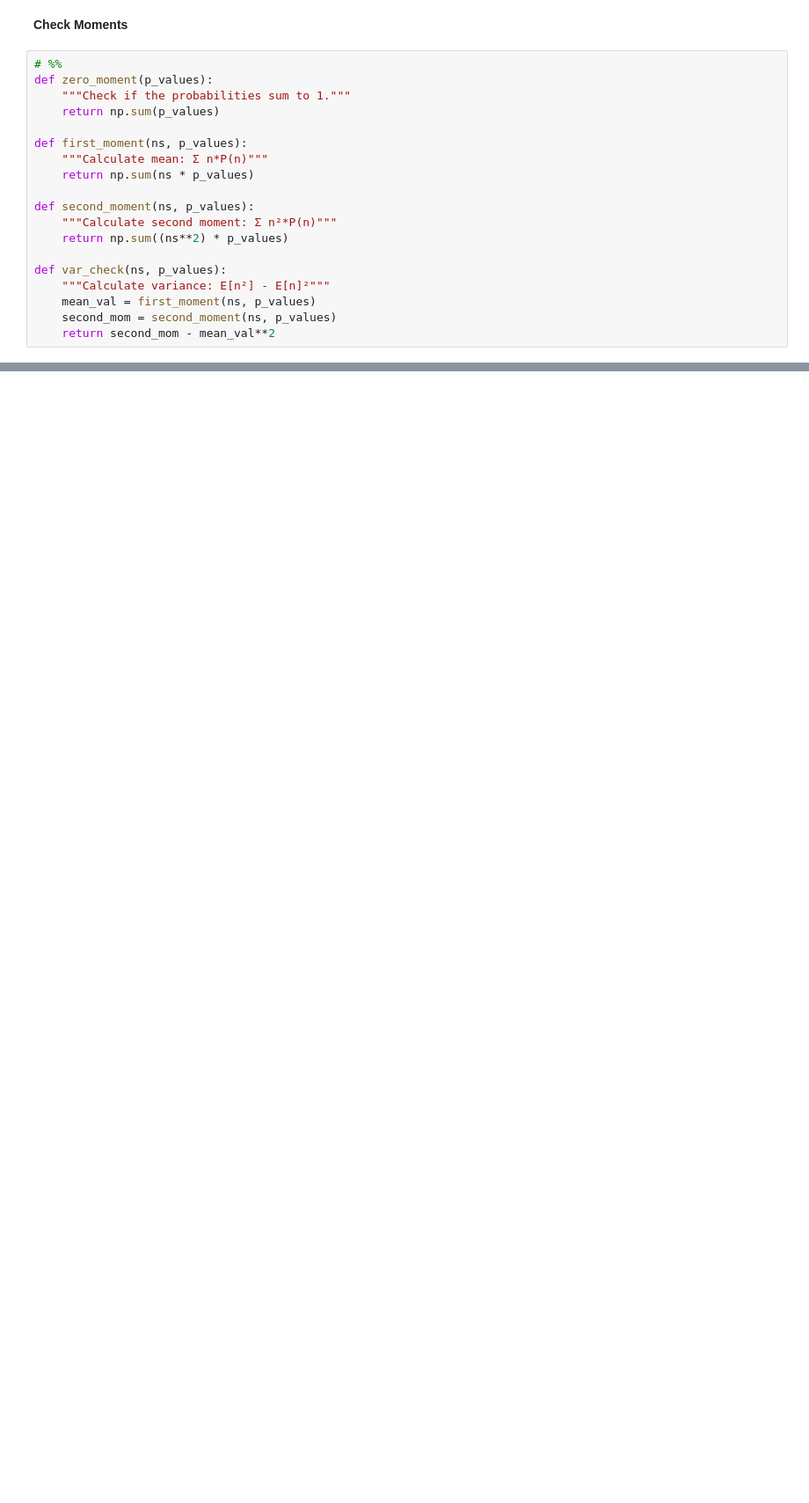
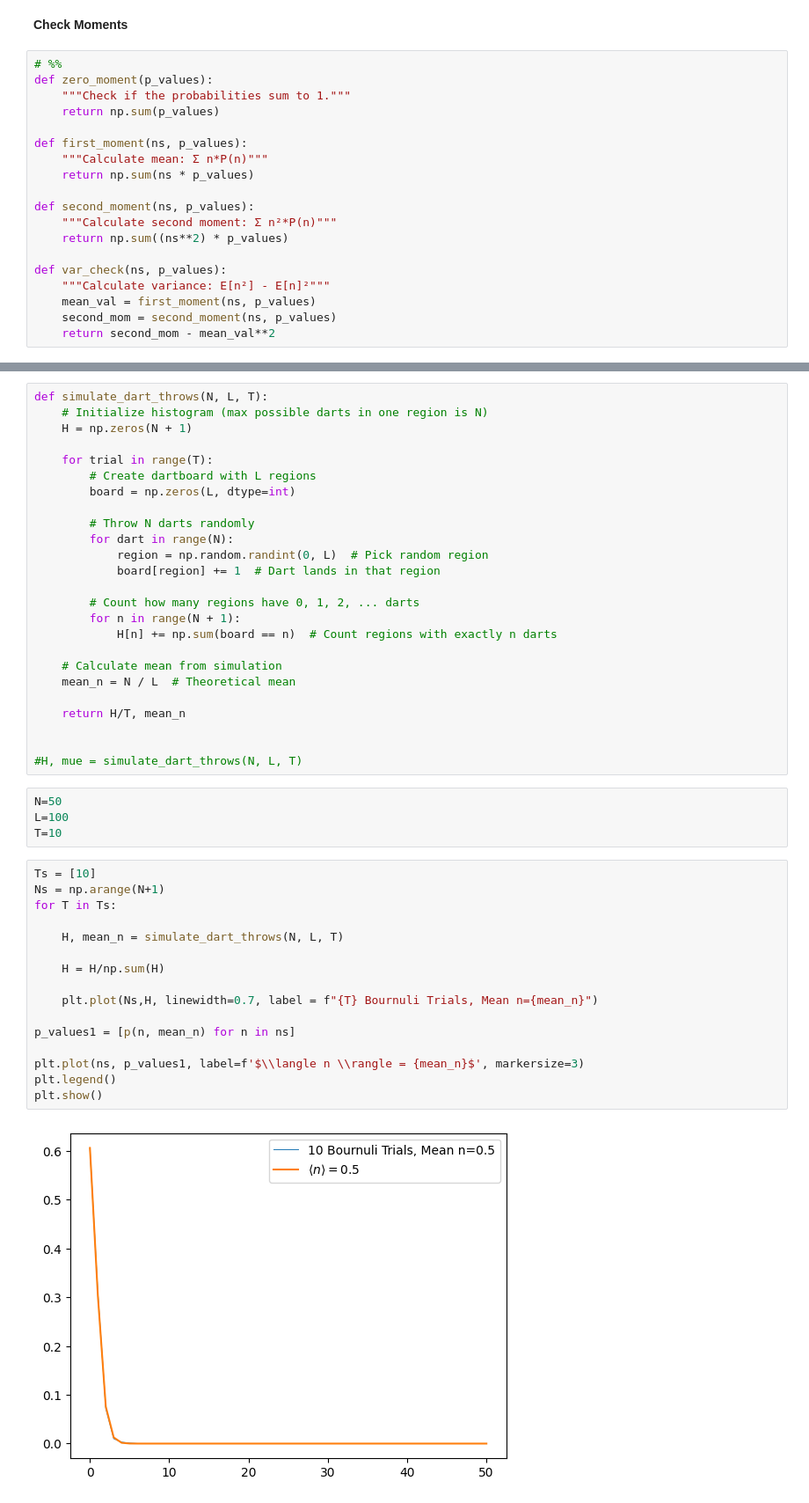
Before and after one commit to Matth3wc/Comp-Sim-Numerical-Methods, a Jupyter notebook: Part-1/Assignments/Comp_Sim_Assignment_4/MainScript.ipynb, the cells around one changed output, grey strips where cells are left out. Shown: that part at 88% size. Drawn from its saved outputs; the diff is of its cells as text; blank space fills up the shorter version.

```diff
--- a/Part-1/Assignments/Comp_Sim_Assignment_4/MainScript.ipynb
+++ b/Part-1/Assignments/Comp_Sim_Assignment_4/MainScript.ipynb
@@ -166,0 +178,47 @@ Verification:
+# %%
+def simulate_dart_throws(N, L, T):
+    # Initialize histogram (max possible darts in one region is N)
+    H = np.zeros(N + 1)
+
+    for trial in range(T):
+        # Create dartboard with L regions
+        board = np.zeros(L, dtype=int)
+
+        # Throw N darts randomly
+        for dart in range(N):
+            region = np.random.randint(0, L)  # Pick random region
+            board[region] += 1  # Dart lands in that region
+
+        # Count how many regions have 0, 1, 2, ... darts
+        for n in range(N + 1):
+            H[n] += np.sum(board == n)  # Count regions with exactly n darts
+
+    # Calculate mean from simulation
+    mean_n = N / L  # Theoretical mean
+
+    return H/T, mean_n
+
+
+#H, mue = simulate_dart_throws(N, L, T)
+# %%
+N=50
+L=100
+T=10
+# %%
+Ts = [10]
+Ns = np.arange(N+1)
+for T in Ts:
+
+    H, mean_n = simulate_dart_throws(N, L, T)
+
+    H = H/np.sum(H)
+
+    plt.plot(Ns,H, linewidth=0.7, label = f"{T} Bournuli Trials, Mean n={mean_n}")
+
+p_values1 = [p(n, mean_n) for n in ns]
+
+plt.plot(ns, p_values1, label=f'$\\langle n \\rangle = {mean_n}$', markersize=3)
+plt.legend()
+plt.show()
+# %% [output]
+[figure, added]
```
Also changed, not shown: parts of 5 cells of this notebook, 5 other files.
